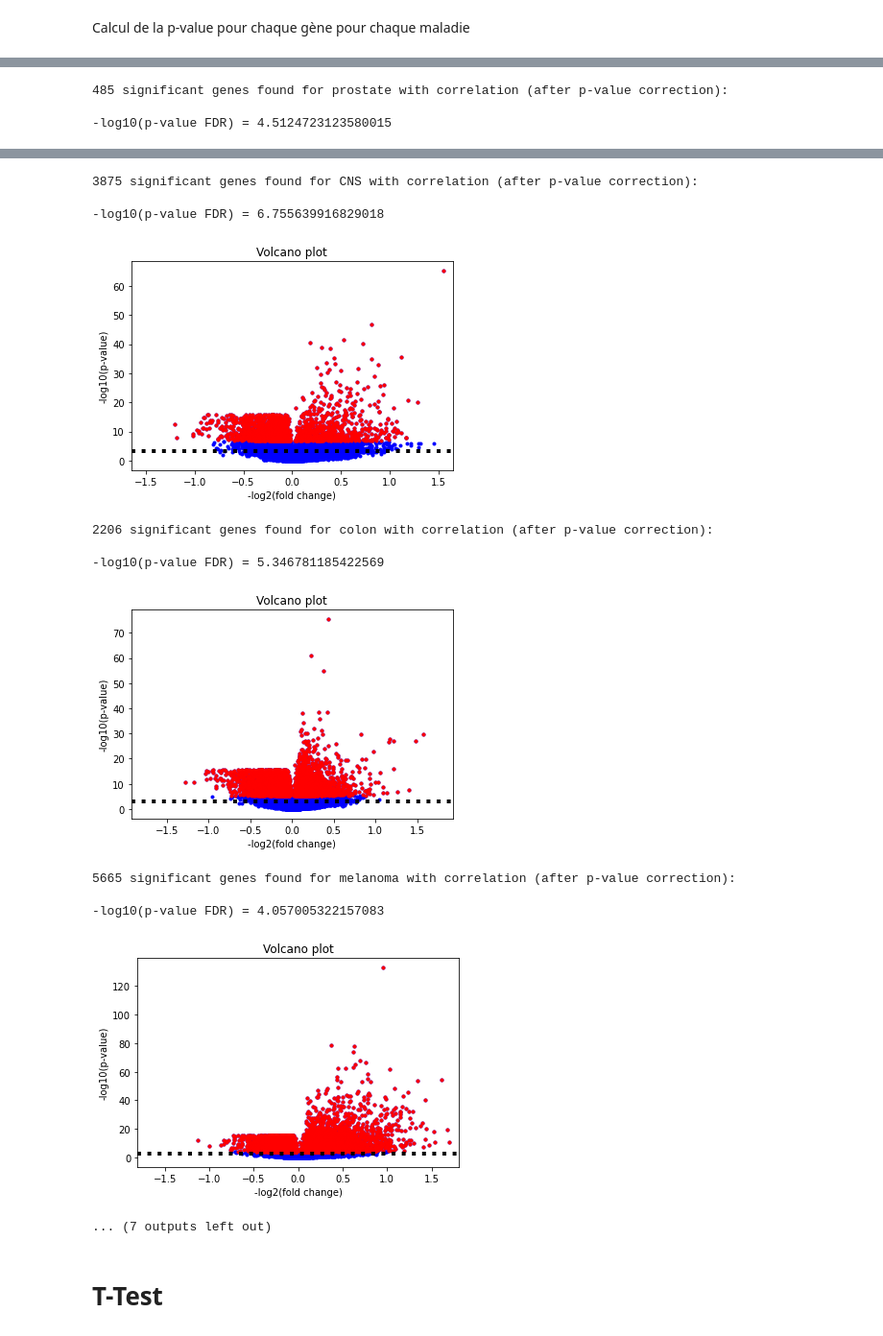
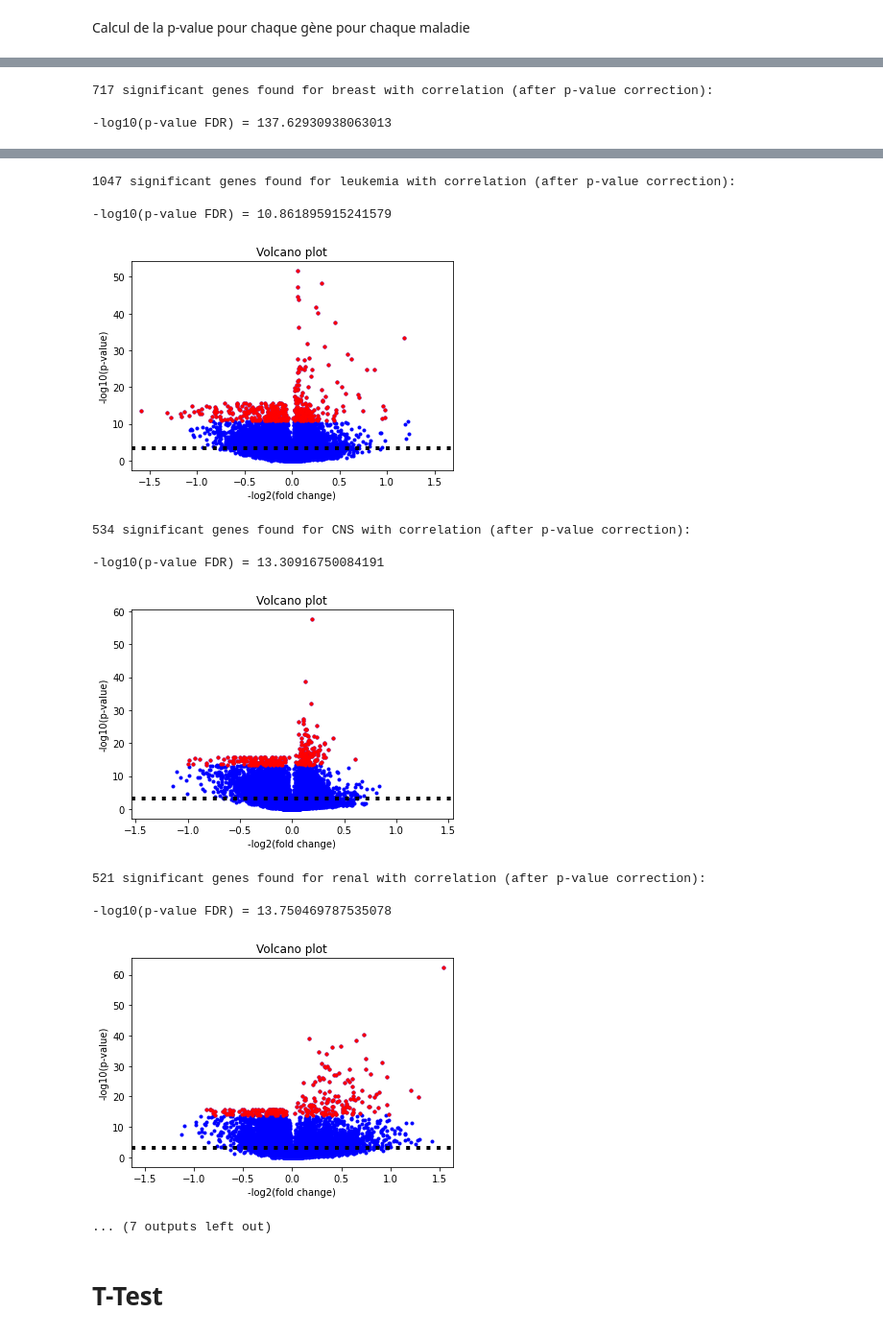
Before and after one commit to Ikewolf77/BBC_Projet, a Jupyter notebook: Projet 3.ipynb, the cells around one changed output, grey strips where cells are left out. Shown at 96% size. Saved outputs shown, nothing was run; the diff lists cells and outputs as text; code cells hidden in the pictures.

Commit message:
Tried optimize p-values BUT * weird case for melanoma and leukemia with all or nothing threshold values * random is not deterministic, even if seeded

```diff
--- a/Projet 3.ipynb
+++ b/Projet 3.ipynb
@@ -423,33 +423,21 @@ avec un FDR de 5%, i.e. parmi les gènes identifiés comme significatifs, seuls
 # %%
-qval = {} #0.05 # default is 0.05
-# 0.005 -> 97% for 2 disease
-# 0.001 -> non-small cell lung doesnt select any gene
+qval_corr = {} #0.05 # default is 0.05
 
-qval['colon'] = 0.00005
-qval['melanoma'] = 0.0005
-qval['ovarian'] = 0.005
-qval['renal'] = 0.0005
-qval['leukemia'] = 0.005
-qval['breast'] = 0.05
-qval['non-small cell lung'] = 0.05
-qval['CNS'] = 0.005
-qval['prostate'] = 0.02
-#qval['colon'] = 0.0005
-#qval['melanoma'] = 0.0005
-#qval['ovarian'] = 0.0005
-#qval['renal'] = 0.0005
-#qval['leukemia'] = 0.000005
-#qval['breast'] = 0.005
-#qval['non-small cell lung'] = 0.04
-#qval['CNS'] = 0.0005
-#qval['prostate'] = 0.002
+qval_corr['breast'] = 8.28E-4 # 8.3E-4 594,660,921
+qval_corr['renal'] = 6.00E-11 # 6.00E-11 560
+qval_corr['leukemia'] = 2.889999999995000E-135 # 889 1066
+qval_corr['melanoma'] = 4.259999999999990E-69 # 634 np.nextafter(0, 1) == 5E-324
+qval_corr['ovarian'] = 2.02E-5 # 2.02E-5 551
+qval_corr['non-small cell lung'] = 8.65E-6 # 8.6E-6 317 8.7E-6 628
+qval_corr['CNS'] = 1.68E-8 # 1.68E-8 561,638
+qval_corr['prostate'] = 1.9E-2 # 1.9E-2 737,457
+qval_corr['colon'] = 2.1E-11 # 2.1E-11 619
 
 import stats
 idx_sg_corrs = {} #significative genes
 
 for disease in diseases:
-    # stats.py has default qval = 0.05
-    fdr_pval = stats.fdr_correction(pval_correls[disease], qval[disease]) # default qval is 0.05
+    fdr_pval = stats.fdr_correction(pval_correls[disease], qval_corr[disease])
     print('-log10(p-value FDR) = '+str(-np.log10(fdr_pval))+'\n')
 
     # idx of genes with p-value < fdr_pval
@@ -473,3 +461,3 @@ for disease in diseases:
-485 significant genes found for prostate with correlation (after p-value correction):
+717 significant genes found for breast with correlation (after p-value correction):
 
--log10(p-value FDR) = 4.5124723123580015
+-log10(p-value FDR) = 137.62930938063013
@@ -477,15 +465,15 @@ for disease in diseases:
-3875 significant genes found for CNS with correlation (after p-value correction):
+1047 significant genes found for leukemia with correlation (after p-value correction):
 
--log10(p-value FDR) = 6.755639916829018
+-log10(p-value FDR) = 10.861895915241579
-[figure, old version]
+[figure, new version]
-2206 significant genes found for colon with correlation (after p-value correction):
+534 significant genes found for CNS with correlation (after p-value correction):
 
--log10(p-value FDR) = 5.346781185422569
+-log10(p-value FDR) = 13.30916750084191
-[figure, old version]
+[figure, new version]
-5665 significant genes found for melanoma with correlation (after p-value correction):
+521 significant genes found for renal with correlation (after p-value correction):
 
--log10(p-value FDR) = 4.057005322157083
+-log10(p-value FDR) = 13.750469787535078
-[figure, old version]
+[figure, new version]
 ... (7 outputs left out)
 # %% [markdown]
 # T-Test
```
Also changed, not shown: parts of 18 cells of this notebook.
